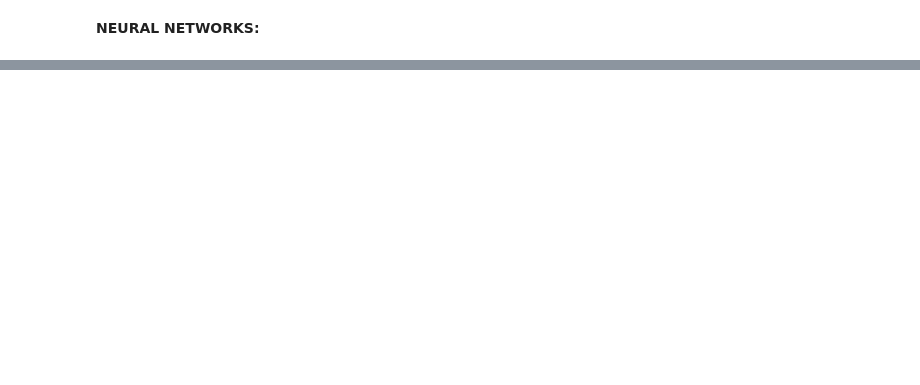
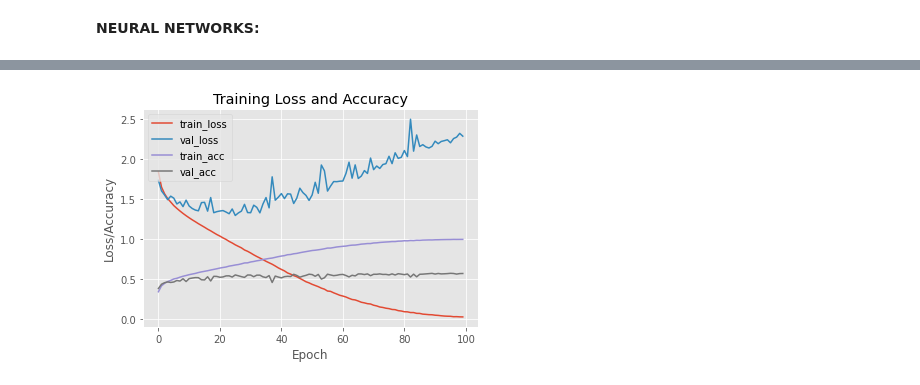
Before and after one commit to ThinamXx/ComputerVision, a Jupyter notebook: 04. Neural Networks/NeuralNetworks.ipynb, the cells around one changed output, grey strips where cells are left out. Saved outputs shown, nothing was run; the diff lists cells and outputs as text; code cells hidden in the pictures; blank space fills up the shorter version.

```diff
--- a/04. Neural Networks/NeuralNetworks.ipynb
+++ b/04. Neural Networks/NeuralNetworks.ipynb
@@ -240,0 +282,27 @@ Epoch 100/100
+# %%
+#@ PREPARING THE DATASET:
+((trainX, trainY), (testX, testY)) = cifar10.load_data()            # Loading Dataset.
+trainX = trainX.astype("float") / 255.0                             # Normalizing Dataset.
+testX = testX.astype("float") / 255.0                               # Normalizing Dataset.
+trainX = trainX.reshape((trainX.shape[0], 3072))                    # Reshaping Dataset.
+testX = testX.reshape((testX.shape[0], 3072))                       # Reshaping Dataset.
+
+#@ PREPARING THE DATASET:
+lb = LabelBinarizer()                                               # Initializing LabelBinarizer.
+trainY = lb.fit_transform(trainY)                                   # Converting Labels to Vectors.
+testY = lb.transform(testY)                                         # Converting Labels to Vectors.
+labelNames = ["airplane", "automobile", "bird", "cat", "deer",
+              "dog", "frog", "horse", "ship", "truck"]              # Initializing LabelNames.
+# %%
+#@ DEFINING NETWORK ARCHITECTURE:
+model = Sequential()                                                # Initializing Sequential Model.
+model.add(Dense(1024, input_shape=(3072, ), activation="relu"))     # Adding Dense Layer.
+model.add(Dense(512, activation="relu"))                            # Adding Dense Layer.
+model.add(Dense(10, activation="softmax"))                          # Adding Softmax Layer.
+
+#@ TRAINING NEURAL NETWORK:
+sgd = SGD(0.01)                                                     # Initializing SGD Optimizer.
+model.compile(loss="categorical_crossentropy", optimizer=sgd,
+              metrics=["accuracy"])                                 # Compiling Model.
+H = model.fit(trainX, trainY,validation_data=(testX,testY),
+              epochs=100, batch_size=32)                            # Training Model.
@@ -240,0 +350,15 @@ Epoch 100/100
+# %%
+#@ INSPECTING TRAINING LOSS AND ACCURACY:
+plt.style.use("ggplot")
+plt.figure()
+plt.plot(np.arange(0, 100), H.history["loss"], label="train_loss")
+plt.plot(np.arange(0, 100), H.history["val_loss"], label="val_loss")
+plt.plot(np.arange(0, 100), H.history["accuracy"], label="train_acc")
+plt.plot(np.arange(0, 100), H.history["val_accuracy"], label="val_acc")
+plt.title("Training Loss and Accuracy")
+plt.xlabel("Epoch")
+plt.ylabel("Loss/Accuracy")
+plt.legend()
+plt.show();
+# %% [output]
+[figure, added]
```
Also changed, not shown: parts of 10 cells of this notebook.
